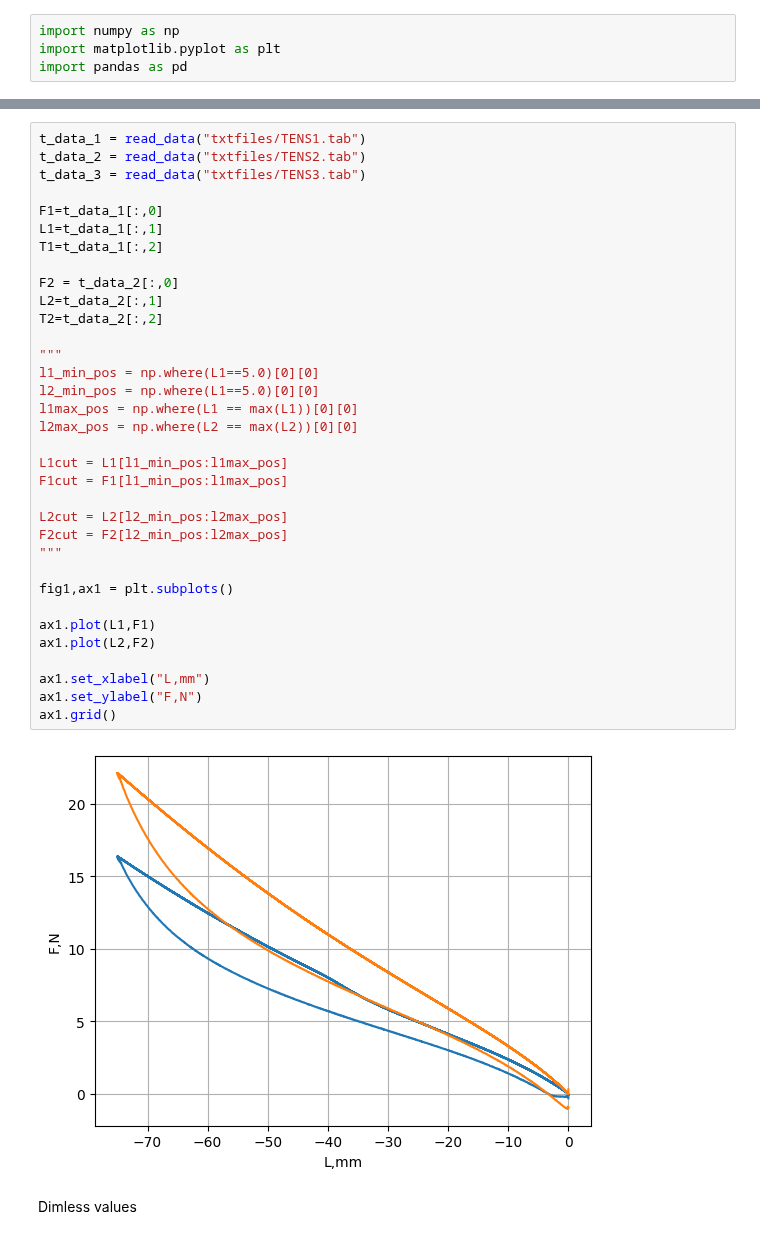
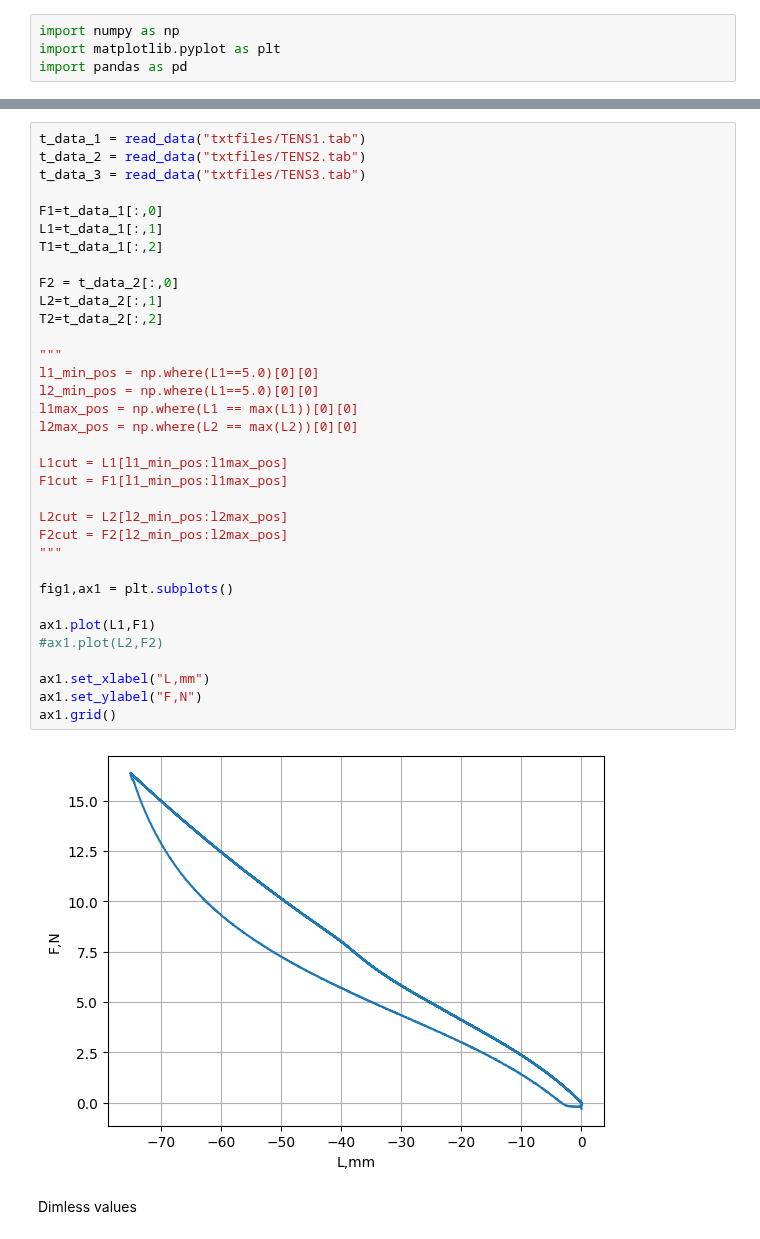
Before and after one commit to BellerAndras/hyperelastic-models, a Jupyter notebook: Material_test_curves.ipynb, the cells around one changed output, grey strips where cells are left out. Drawn from its saved outputs; the diff is of its cells as text.

```diff
--- a/Material_test_curves.ipynb
+++ b/Material_test_curves.ipynb
@@ -51,35 +74,35 @@ t_data_3 = read_data("txtfiles/TENS3.tab")
 
 F1=t_data_1[:,0]
 L1=t_data_1[:,1]
 T1=t_data_1[:,2]
 
 F2 = t_data_2[:,0]
 L2=t_data_2[:,1]
 T2=t_data_2[:,2]
 
 """
 l1_min_pos = np.where(L1==5.0)[0][0]
 l2_min_pos = np.where(L1==5.0)[0][0]
 l1max_pos = np.where(L1 == max(L1))[0][0]
 l2max_pos = np.where(L2 == max(L2))[0][0]
 
 L1cut = L1[l1_min_pos:l1max_pos]
 F1cut = F1[l1_min_pos:l1max_pos]
 
 L2cut = L2[l2_min_pos:l2max_pos]
 F2cut = F2[l2_min_pos:l2max_pos]
 """
 
 fig1,ax1 = plt.subplots()
 
 ax1.plot(L1,F1)
-ax1.plot(L2,F2)
+#ax1.plot(L2,F2)
 
 ax1.set_xlabel("L,mm")
 ax1.set_ylabel("F,N")
 ax1.grid()
 # %% [output]
-[figure, old version]
+[figure, new version]
 # %% [markdown]
 Dimless values
 # %%
```
Also changed, not shown: parts of 2 cells of this notebook, 1 other file.
